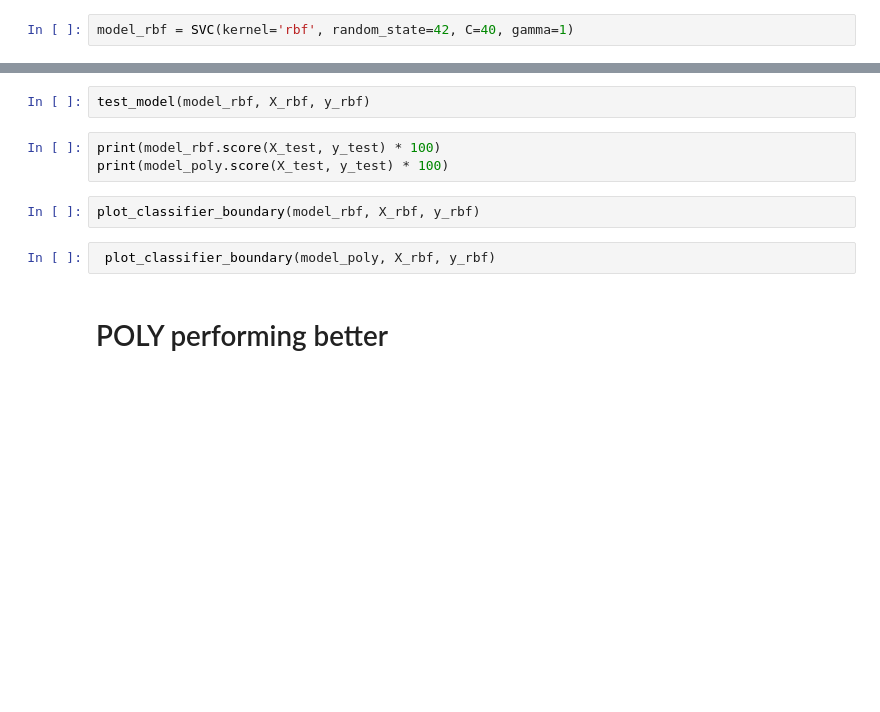
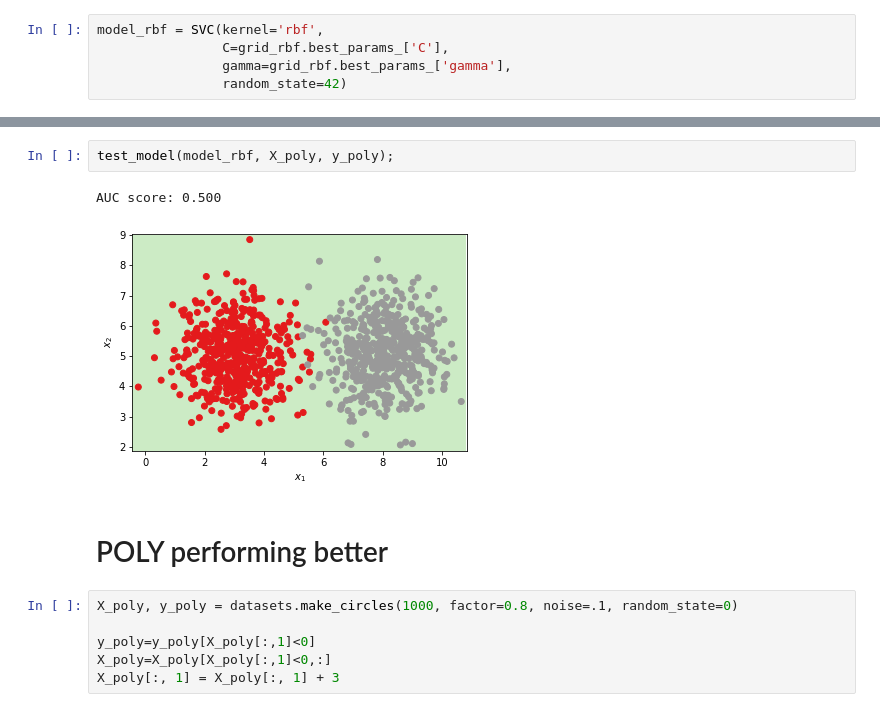
Before and after one commit to MBorgesT/ML_Assignment, a Jupyter notebook: RBF_vs_POLYNOMIAL.ipynb, the cells around one changed output, grey strips where cells are left out. Saved outputs shown, nothing was run; the diff lists cells and outputs as text; blank space fills up the shorter version.

```diff
--- a/RBF_vs_POLYNOMIAL.ipynb
+++ b/RBF_vs_POLYNOMIAL.ipynb
@@ -44,3 +60,6 @@ grid.best_params_
 # %%
-model_rbf = SVC(kernel='rbf', random_state=42, C=40, gamma=1)
+model_rbf = SVC(kernel='rbf',
+                C=grid_rbf.best_params_['C'],
+                gamma=grid_rbf.best_params_['gamma'],
+                random_state=42)
 # %%
@@ -63,11 +91,13 @@ test_model(model_poly, X_rbf, y_rbf)
 # %%
-test_model(model_rbf, X_rbf, y_rbf)
+test_model(model_rbf, X_poly, y_poly);
+# %% [output]
+AUC score: 0.500
+[figure, added]
-# %%
-print(model_rbf.score(X_test, y_test) * 100)
-print(model_poly.score(X_test, y_test) * 100)
-# %%
-plot_classifier_boundary(model_rbf, X_rbf, y_rbf)
-# %%
- plot_classifier_boundary(model_poly, X_rbf, y_rbf)
 # %% [markdown]
 # POLY performing better
+# %%
+X_poly, y_poly = datasets.make_circles(1000, factor=0.8, noise=.1, random_state=0)
+
+y_poly=y_poly[X_poly[:,1]<0]
+X_poly=X_poly[X_poly[:,1]<0,:]
+X_poly[:, 1] = X_poly[:, 1] + 3
```
Also changed, not shown: parts of 24 cells of this notebook, 2 other files.
